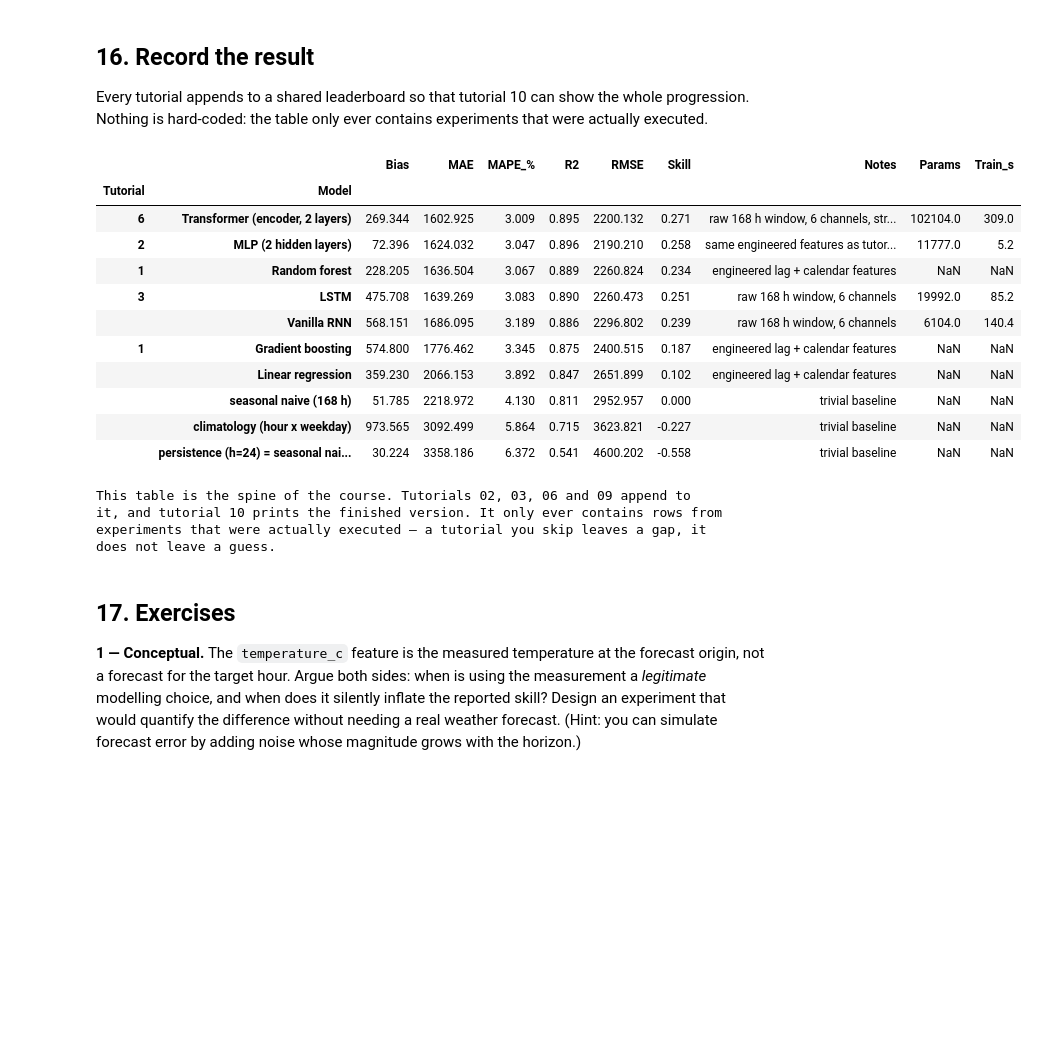
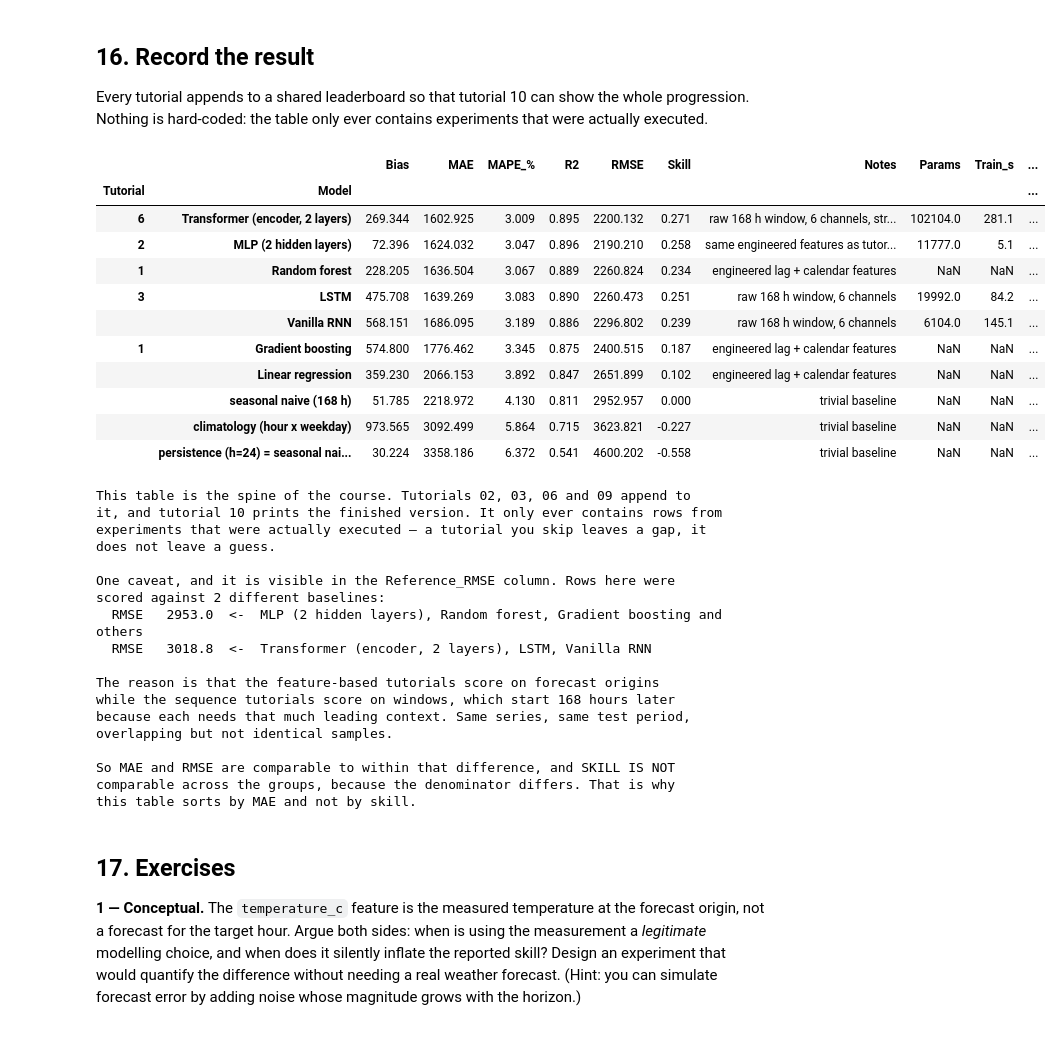
Before and after one commit to skortmann/ai-power-systems-course, a Jupyter notebook: tutorials/01_classical_machine_learning.ipynb, the cells around one changed output. Cells and saved outputs as stored; diff of their text form; code cells hidden in the pictures; blank space fills up the shorter version.

```diff
--- a/tutorials/01_classical_machine_learning.ipynb
+++ b/tutorials/01_classical_machine_learning.ipynb
@@ -1019,49 +1024,81 @@ experiments that were actually executed.
 Leaderboard().clear(tutorial=1)
 
 for name in ["Linear regression", "Gradient boosting", "Random forest"]:
     record(
         model=name,
         tutorial=1,
         metrics={
             **point_metrics(y_test, predictions[name]),
             "Skill": skill_score(y_test, predictions[name], reference),
         },
         notes="engineered lag + calendar features",
     )
 for baseline_name, baseline_values in baselines.items():
     record(
         model=baseline_name,
         tutorial=1,
         metrics={
             **point_metrics(y_test, baseline_values),
             "Skill": skill_score(y_test, baseline_values, reference),
         },
         notes="trivial baseline",
     )
 
 display(leaderboard_table())
 
 print("\nThis table is the spine of the course. Tutorials 02, 03, 06 and 09 append to\n"
       "it, and tutorial 10 prints the finished version. It only ever contains rows from\n"
       "experiments that were actually executed — a tutorial you skip leaves a gap, it\n"
       "does not leave a guess.")
+
+# Say what the table can and cannot be read for, using its own numbers.
+_groups = reference_groups()
+if len(_groups) > 1:
+    print("\nOne caveat, and it is visible in the Reference_RMSE column. Rows here were")
+    print(f"scored against {len(_groups)} different baselines:")
+    for _ref, _models in sorted(_groups.items()):
+        print(f"  RMSE {_ref:8.1f}  <-  {', '.join(_models[:3])}"
+              f"{' and others' if len(_models) > 3 else ''}")
+    print()
+    print("The reason is that the feature-based tutorials score on forecast origins")
+    print("while the sequence tutorials score on windows, which start 168 hours later")
+    print("because each needs that much leading context. Same series, same test period,")
+    print("overlapping but not identical samples.")
+    print()
+    print("So MAE and RMSE are comparable to within that difference, and SKILL IS NOT")
+    print("comparable across the groups, because the denominator differs. That is why")
+    print("this table sorts by MAE and not by skill.")
 # %% [output]
-|  |  | Bias | MAE | MAPE_% | R2 | RMSE | Skill | Notes | Params | Train_s |
-| Tutorial | Model |  |  |  |  |  |  |  |  |  |
-| 6 | Transformer (encoder, 2 layers) | 269.344 | 1602.925 | 3.009 | 0.895 | 2200.132 | 0.271 | raw 168 h window, 6 channels, str... | 102104.0 | 309.0 |
-| 2 | MLP (2 hidden layers) | 72.396 | 1624.032 | 3.047 | 0.896 | 2190.210 | 0.258 | same engineered features as tutor... | 11777.0 | 5.2 |
-| 1 | Random forest | 228.205 | 1636.504 | 3.067 | 0.889 | 2260.824 | 0.234 | engineered lag + calendar features | NaN | NaN |
-| 3 | LSTM | 475.708 | 1639.269 | 3.083 | 0.890 | 2260.473 | 0.251 | raw 168 h window, 6 channels | 19992.0 | 85.2 |
-|  | Vanilla RNN | 568.151 | 1686.095 | 3.189 | 0.886 | 2296.802 | 0.239 | raw 168 h window, 6 channels | 6104.0 | 140.4 |
-| 1 | Gradient boosting | 574.800 | 1776.462 | 3.345 | 0.875 | 2400.515 | 0.187 | engineered lag + calendar features | NaN | NaN |
-|  | Linear regression | 359.230 | 2066.153 | 3.892 | 0.847 | 2651.899 | 0.102 | engineered lag + calendar features | NaN | NaN |
-|  | seasonal naive (168 h) | 51.785 | 2218.972 | 4.130 | 0.811 | 2952.957 | 0.000 | trivial baseline | NaN | NaN |
-|  | climatology (hour x weekday) | 973.565 | 3092.499 | 5.864 | 0.715 | 3623.821 | -0.227 | trivial baseline | NaN | NaN |
-|  | persistence (h=24) = seasonal nai... | 30.224 | 3358.186 | 6.372 | 0.541 | 4600.202 | -0.558 | trivial baseline | NaN | NaN |
+|  |  | Bias | MAE | MAPE_% | R2 | RMSE | Skill | Notes | Params | Train_s | ... |
+| Tutorial | Model |  |  |  |  |  |  |  |  |  | ... |
+| 6 | Transformer (encoder, 2 layers) | 269.344 | 1602.925 | 3.009 | 0.895 | 2200.132 | 0.271 | raw 168 h window, 6 channels, str... | 102104.0 | 281.1 | ... |
+| 2 | MLP (2 hidden layers) | 72.396 | 1624.032 | 3.047 | 0.896 | 2190.210 | 0.258 | same engineered features as tutor... | 11777.0 | 5.1 | ... |
+| 1 | Random forest | 228.205 | 1636.504 | 3.067 | 0.889 | 2260.824 | 0.234 | engineered lag + calendar features | NaN | NaN | ... |
+| 3 | LSTM | 475.708 | 1639.269 | 3.083 | 0.890 | 2260.473 | 0.251 | raw 168 h window, 6 channels | 19992.0 | 84.2 | ... |
+|  | Vanilla RNN | 568.151 | 1686.095 | 3.189 | 0.886 | 2296.802 | 0.239 | raw 168 h window, 6 channels | 6104.0 | 145.1 | ... |
+| 1 | Gradient boosting | 574.800 | 1776.462 | 3.345 | 0.875 | 2400.515 | 0.187 | engineered lag + calendar features | NaN | NaN | ... |
+|  | Linear regression | 359.230 | 2066.153 | 3.892 | 0.847 | 2651.899 | 0.102 | engineered lag + calendar features | NaN | NaN | ... |
+|  | seasonal naive (168 h) | 51.785 | 2218.972 | 4.130 | 0.811 | 2952.957 | 0.000 | trivial baseline | NaN | NaN | ... |
+|  | climatology (hour x weekday) | 973.565 | 3092.499 | 5.864 | 0.715 | 3623.821 | -0.227 | trivial baseline | NaN | NaN | ... |
+|  | persistence (h=24) = seasonal nai... | 30.224 | 3358.186 | 6.372 | 0.541 | 4600.202 | -0.558 | trivial baseline | NaN | NaN | ... |
 This table is the spine of the course. Tutorials 02, 03, 06 and 09 append to
 it, and tutorial 10 prints the finished version. It only ever contains rows from
 experiments that were actually executed — a tutorial you skip leaves a gap, it
 does not leave a guess.
+
+One caveat, and it is visible in the Reference_RMSE column. Rows here were
+scored against 2 different baselines:
+  RMSE   2953.0  <-  MLP (2 hidden layers), Random forest, Gradient boosting and others
+  RMSE   3018.8  <-  Transformer (encoder, 2 layers), LSTM, Vanilla RNN
+
+The reason is that the feature-based tutorials score on forecast origins
+while the sequence tutorials score on windows, which start 168 hours later
+because each needs that much leading context. Same series, same test period,
+overlapping but not identical samples.
+
+So MAE and RMSE are comparable to within that difference, and SKILL IS NOT
+comparable across the groups, because the denominator differs. That is why
+this table sorts by MAE and not by skill.
 # %% [markdown]
 ## 17. Exercises
 
```
Also changed, not shown: parts of 1 cell of this notebook, 29 other files.
